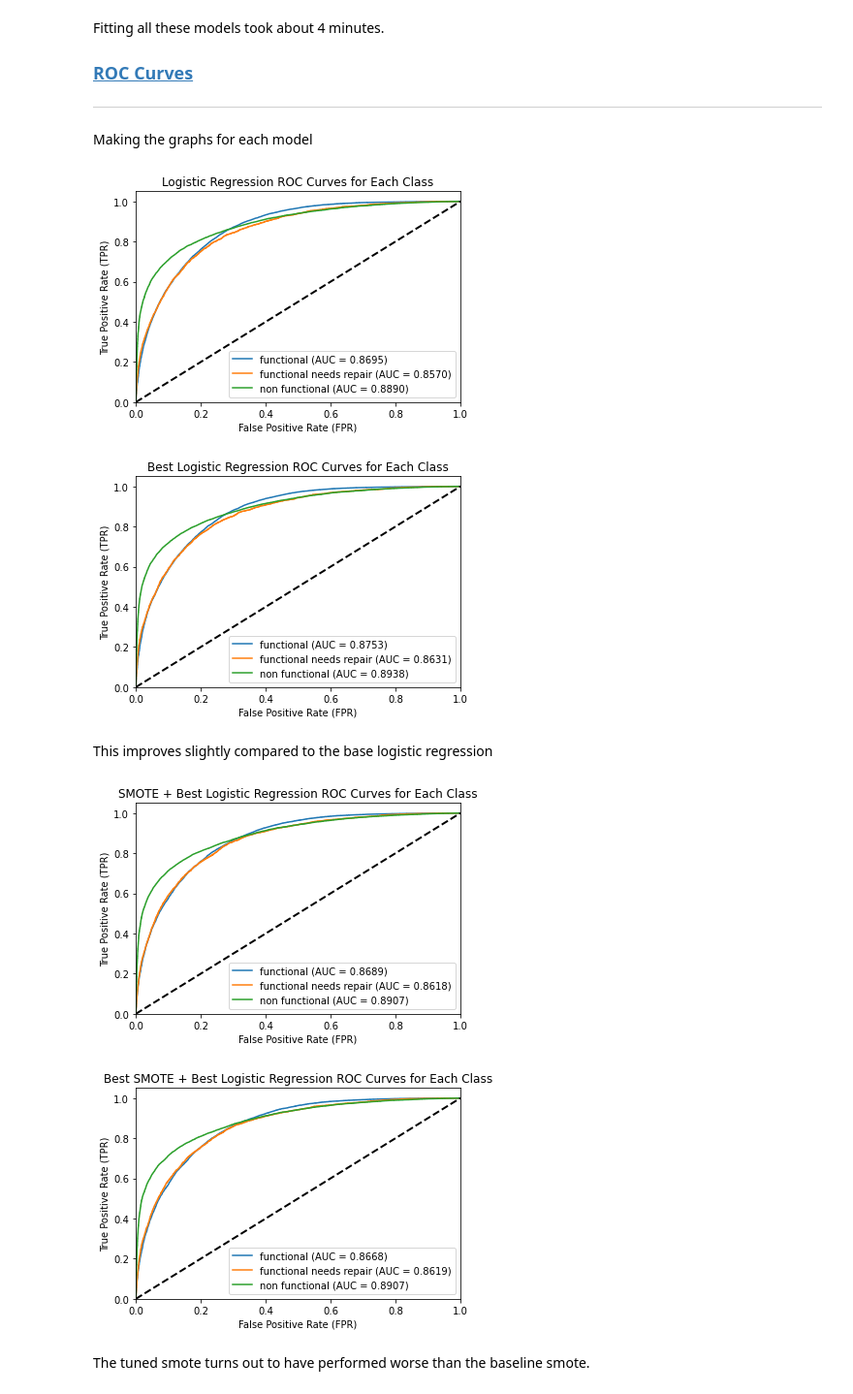
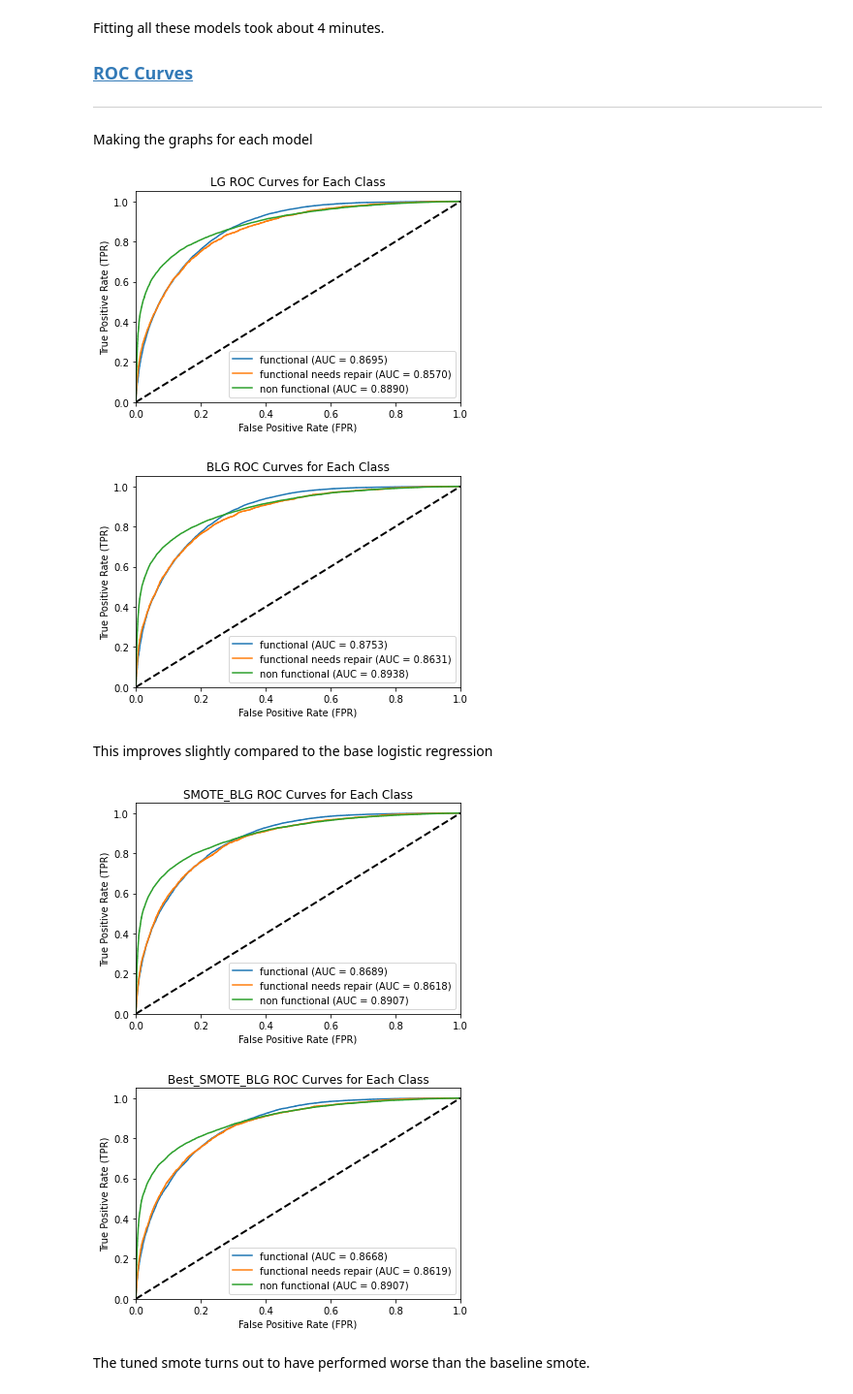
Before and after one commit to irwin-lam/PumpItUp, a Jupyter notebook: Visualizations.ipynb, the cells around one changed output. Shown at 97% size. Cells and saved outputs as stored; diff of their text form; code cells hidden in the pictures.

Commit message:
updated figures

```diff
--- a/Visualizations.ipynb
+++ b/Visualizations.ipynb
@@ -360,23 +360,23 @@ Fitting all these models took about 4 minutes.
 
 Making the graphs for each model
 # %%
-roc_curve_ovr(lgr, 'Logistic Regression',xtrain, ytrain)
+roc_curve_ovr(lgr, 'LG',xtrain, ytrain)
 # %% [output]
-[figure, old version]
+[figure, new version]
 # %%
-roc_curve_ovr(best_lgr, 'Best Logistic Regression', xtrain, ytrain)
+roc_curve_ovr(best_lgr, 'BLG', xtrain, ytrain)
 # %% [output]
-[figure, old version]
+[figure, new version]
 # %% [markdown]
 This improves slightly compared to the base logistic regression
 # %%
-roc_curve_ovr(imbpipe, 'SMOTE + Best Logistic Regression', xtrain, ytrain)
+roc_curve_ovr(imbpipe, 'SMOTE_BLG', xtrain, ytrain)
 # %% [output]
-[figure, old version]
+[figure, new version]
 # %%
-roc_curve_ovr(imbpipesm, 'Best SMOTE + Best Logistic Regression', xtrain, ytrain)
+roc_curve_ovr(imbpipesm, 'Best_SMOTE_BLG', xtrain, ytrain)
 # %% [output]
-[figure, old version]
+[figure, new version]
 # %% [markdown]
 The tuned smote turns out to have performed worse than the baseline smote.
 # %% [markdown]
```
Also changed, not shown: parts of 16 cells of this notebook, 12 other files.
